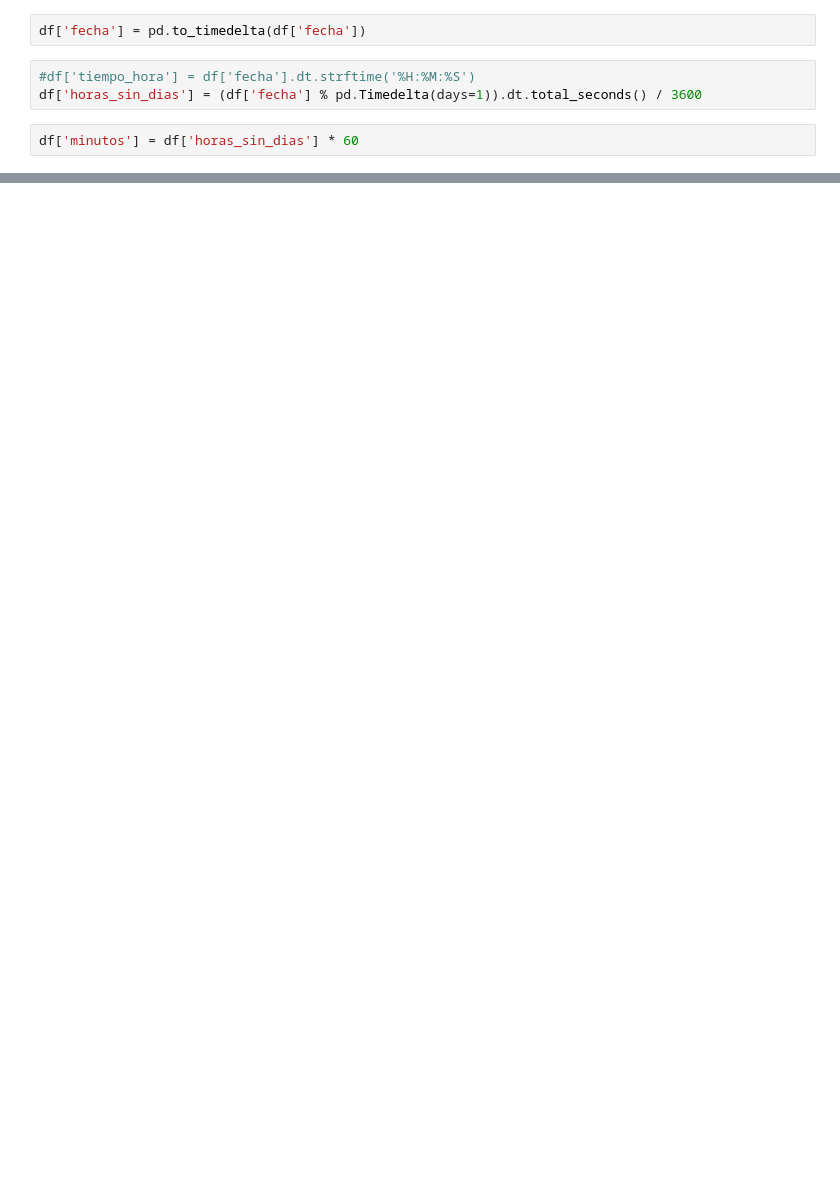
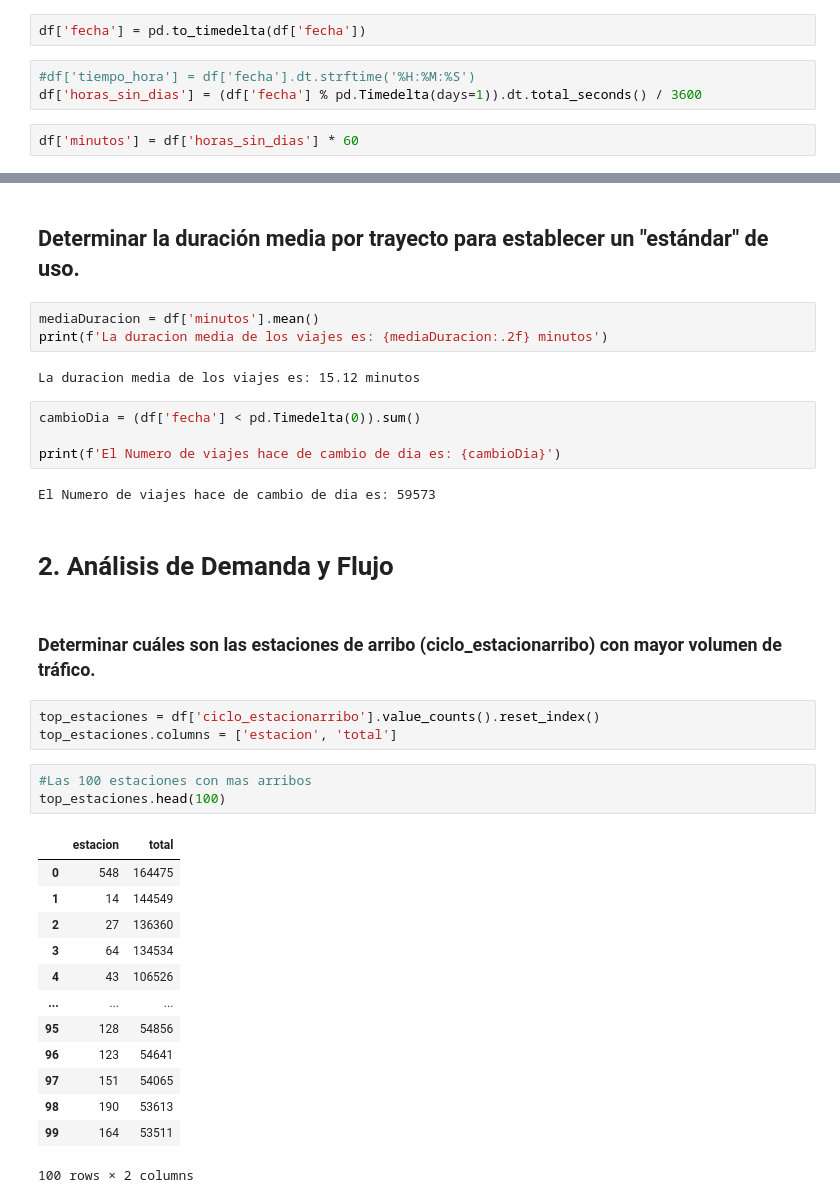
Before and after one commit to RodolfoQuintanilla/anlisisEcoBiciCDMX, a Jupyter notebook: notebook/EDA.ipynb, the cells around one changed output, grey strips where cells are left out. Saved outputs shown, nothing was run; the diff lists cells and outputs as text; blank space fills up the shorter version.

```diff
--- a/notebook/EDA.ipynb
+++ b/notebook/EDA.ipynb
@@ -82,0 +171,37 @@ Index(['genero_usuario', 'edad_usuario', 'bici', 'ciclo_estacion_retiro',
+# %% [markdown]
+## Determinar la duración media por trayecto para establecer un "estándar" de uso.
+# %%
+mediaDuracion = df['minutos'].mean()
+print(f'La duracion media de los viajes es: {mediaDuracion:.2f} minutos')
+# %% [output]
+La duracion media de los viajes es: 15.12 minutos
+# %%
+cambioDia = (df['fecha'] < pd.Timedelta(0)).sum()
+
+print(f'El Numero de viajes hace de cambio de dia es: {cambioDia}')
+# %% [output]
+El Numero de viajes hace de cambio de dia es: 59573
+# %% [markdown]
+# 2. Análisis de Demanda y Flujo
+# %% [markdown]
+### Determinar cuáles son las estaciones de arribo (ciclo_estacionarribo) con mayor volumen de tráfico.
+# %%
+top_estaciones = df['ciclo_estacionarribo'].value_counts().reset_index()
+top_estaciones.columns = ['estacion', 'total']
+# %%
+#Las 100 estaciones con mas arribos
+top_estaciones.head(100)
+# %% [output]
+|  | estacion | total |
+| 0 | 548 | 164475 |
+| 1 | 14 | 144549 |
+| 2 | 27 | 136360 |
+| 3 | 64 | 134534 |
+| 4 | 43 | 106526 |
+| ... | ... | ... |
+| 95 | 128 | 54856 |
+| 96 | 123 | 54641 |
+| 97 | 151 | 54065 |
+| 98 | 190 | 53613 |
+| 99 | 164 | 53511 |
+100 rows × 2 columns
```
Also changed, not shown: parts of 16 cells of this notebook, 4 other files.
